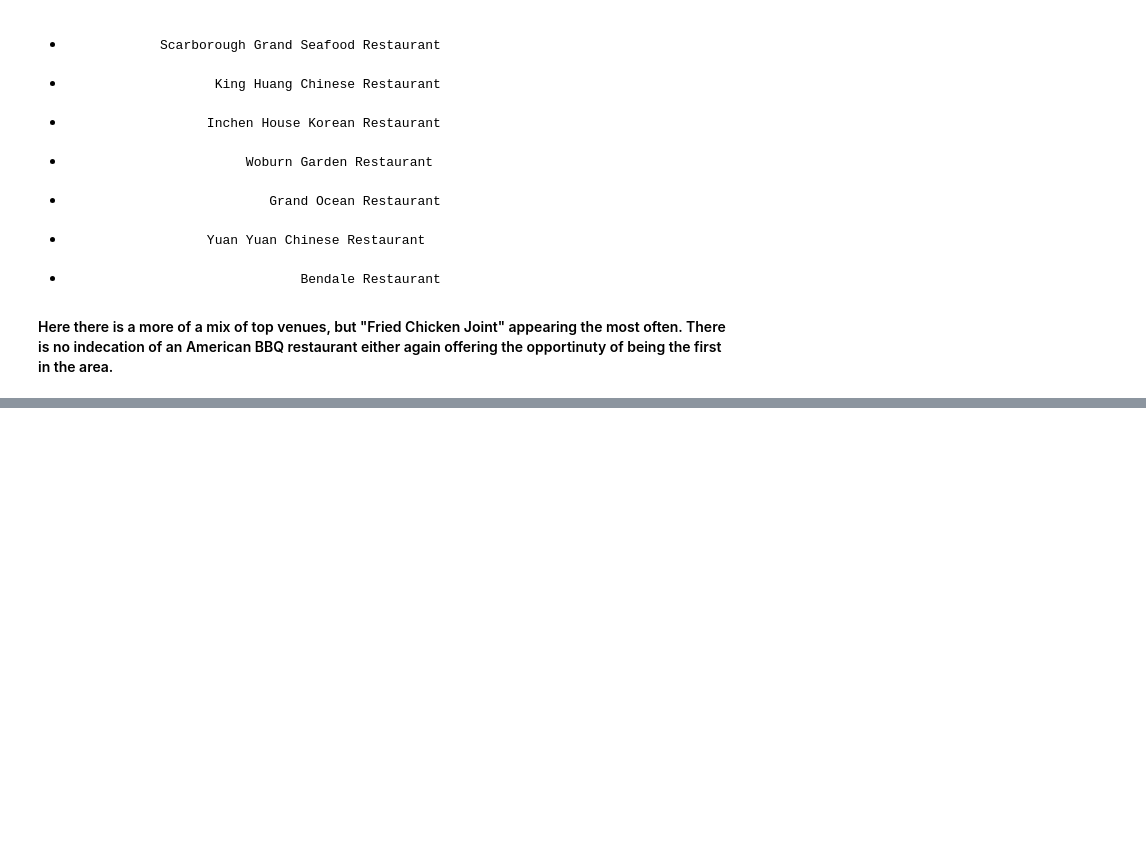
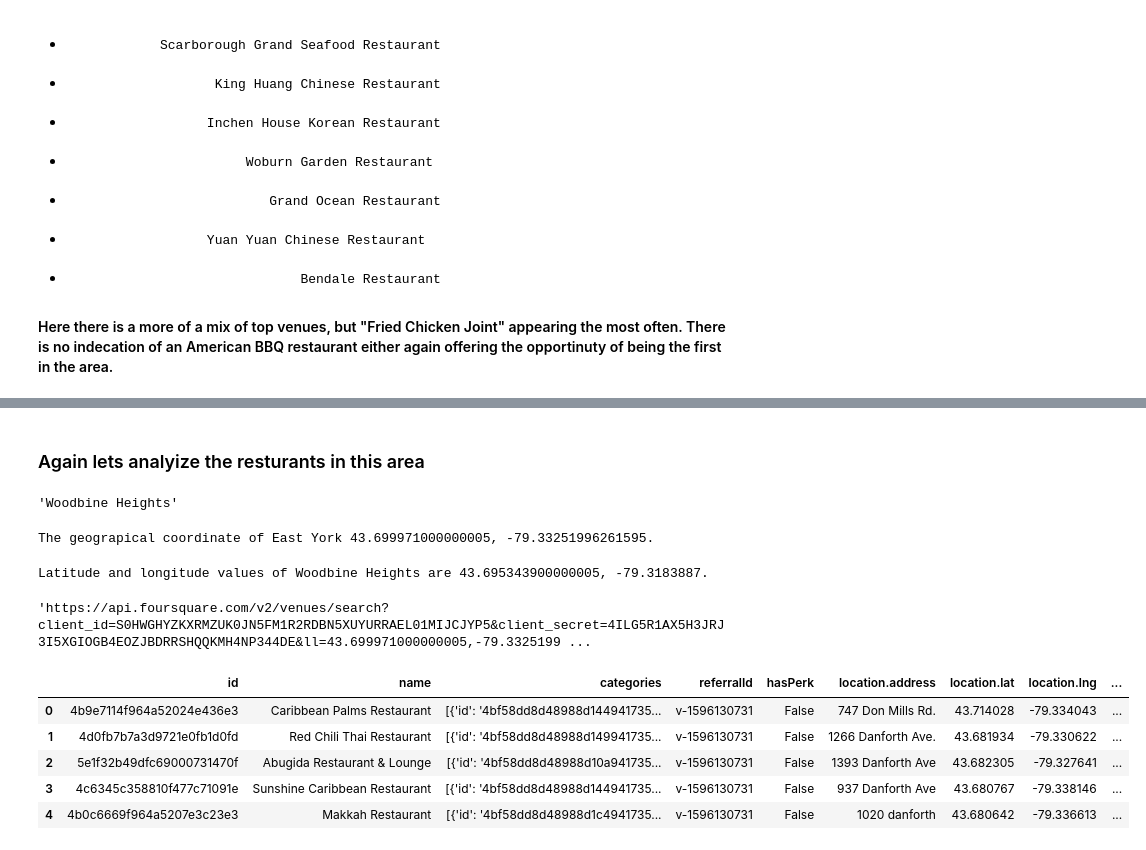
Before and after one commit to aaronwilliame/Coursera_Capstone, a Jupyter notebook: Week_4/Battle of the Neighborhoods.ipynb, the cells around one changed output, grey strips where cells are left out. Cells and saved outputs as stored; diff of their text form; code cells hidden in the pictures; blank space fills up the shorter version.

Commit message:
Added East York analyis for the Capstone Project

```diff
--- a/Week_4/Battle of the Neighborhoods.ipynb
+++ b/Week_4/Battle of the Neighborhoods.ipynb
@@ -577,13 +559,3 @@ neighborhoods_venues_sorted
 # The most popular venue is a coffee shop in Rosedale, and a Yoga Studio in Jamestown/Cabbage Town.
 # %% [markdown]
 # Lets now explore another area
-# %%
-# Credentials
-# @hidden_cell
-CLIENT_ID = 'S0HWGHYZKXRMZUK0JN5FM1R2RDBN5XUYURRAEL01MIJCJYP5' # your Foursquare ID
-CLIENT_SECRET = '4ILG5R1AX5H3JRJ3I5XGIOGB4EOZJBDRRSHQQKMH4NP344DE' # your Foursquare Secret
-VERSION = '20180605' # Foursquare API version
-
-print('Your credentails:')
-print('CLIENT_ID: ' + CLIENT_ID)
-print('CLIENT_SECRET:' + CLIENT_SECRET)
@@ -974,0 +968,33 @@ neighborhoods_venues_sorted
+# %% [markdown]
+### Again lets analyize the resturants in this area
+# %%
+eastYork_data.loc[1, "Neighbourhood"]
+# %% [output]
+'Woodbine Heights'
+# %%
+address = "East York, Ontario"
+geolocator = Nominatim(user_agent="ny_explorer", timeout=30)
+location = geolocator.geocode(address)
+latitude = location.latitude
+longitude = location.longitude
+print('The geograpical coordinate of East York {}, {}.'.format(latitude, longitude))
+# %% [output]
+The geograpical coordinate of East York 43.699971000000005, -79.33251996261595.
+# %%
+neighbourhood_lat = eastYork_data.loc[1,"Latitude"] # Neighbourhood lat value
+neighbourhood_long = eastYork_data.loc[1, "Longitude"] # Neighbourhood long value
+neighbourhood_name = eastYork_data.loc[1, "Neighbourhood"] # neighbourhoods name
+
+print('Latitude and longitude values of {} are {}, {}.'.format(neighbourhood_name,
+                                                               neighbourhood_lat,
+                                                               neighbourhood_long))
+# %% [output]
+Latitude and longitude values of Woodbine Heights are 43.695343900000005, -79.3183887.
+# %%
+search_query = 'Restaurant'
+LIMIT = 500
+radius = 4000
+url = 'https://api.foursquare.com/v2/venues/search?client_id={}&client_secret={}&ll={},{}&v={}&query={}&radius={}&limit={}'.format(CLIENT_ID, CLIENT_SECRET, latitude, longitude, VERSION, search_query, radius, LIMIT)
+url
+# %% [output]
+'https://api.foursquare.com/v2/venues/search?client_id=S0HWGHYZKXRMZUK0JN5FM1R2RDBN5XUYURRAEL01MIJCJYP5&client_secret=4ILG5R1AX5H3JRJ3I5XGIOGB4EOZJBDRRSHQQKMH4NP344DE&ll=43.699971000000005,-79.3325199 ...
@@ -974,0 +1004,14 @@ neighborhoods_venues_sorted
+# %%
+# assign relevant part of JSON to venues
+venues = results['response']['venues']
+
+# tranform venues into a dataframe
+dataframe = pd.json_normalize(venues)
+dataframe.head()
+# %% [output]
+|  | id | name | categories | referralId | hasPerk | location.address | location.lat | location.lng | ... |
+| 0 | 4b9e7114f964a52024e436e3 | Caribbean Palms Restaurant | [{'id': '4bf58dd8d48988d144941735... | v-1596130731 | False | 747 Don Mills Rd. | 43.714028 | -79.334043 | ... |
+| 1 | 4d0fb7b7a3d9721e0fb1d0fd | Red Chili Thai Restaurant | [{'id': '4bf58dd8d48988d149941735... | v-1596130731 | False | 1266 Danforth Ave. | 43.681934 | -79.330622 | ... |
+| 2 | 5e1f32b49dfc69000731470f | Abugida Restaurant & Lounge | [{'id': '4bf58dd8d48988d10a941735... | v-1596130731 | False | 1393 Danforth Ave | 43.682305 | -79.327641 | ... |
+| 3 | 4c6345c358810f477c71091e | Sunshine Caribbean Restaurant | [{'id': '4bf58dd8d48988d144941735... | v-1596130731 | False | 937 Danforth Ave | 43.680767 | -79.338146 | ... |
+| 4 | 4b0c6669f964a5207e3c23e3 | Makkah Restaurant | [{'id': '4bf58dd8d48988d1c4941735... | v-1596130731 | False | 1020 danforth | 43.680642 | -79.336613 | ... |
```
Also changed, not shown: parts of 34 cells of this notebook.
